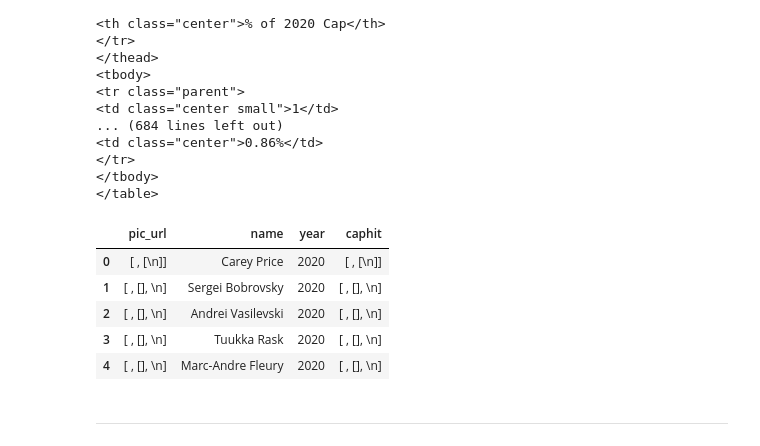
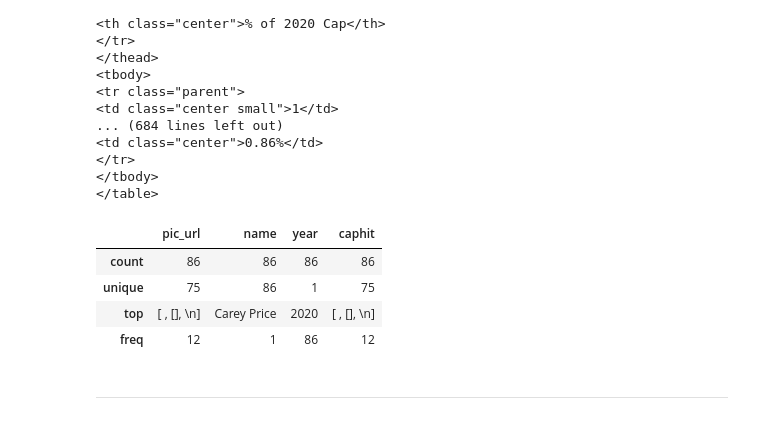
Before and after one commit to holezekki99/JODA2022, a Jupyter notebook: Goalie_salary_prediction.ipynb, the cells around one changed output. Saved outputs shown, nothing was run; the diff lists cells and outputs as text; code cells hidden in the pictures.

```diff
--- a/Goalie_salary_prediction.ipynb
+++ b/Goalie_salary_prediction.ipynb
@@ -74,14 +74,13 @@ for row in table.tbody.find_all('tr'):
 
         df = df.append({'pic_url' : pic_url, 'name': name,  'year': year, 'caphit': caphit}, ignore_index=True)
 # %%
-df.head()
+df.describe()
 # %% [output]
 |  | pic_url | name | year | caphit |
-| 0 | [ , [\n]] | Carey Price | 2020 | [ , [\n]] |
-| 1 | [ , [], \n] | Sergei Bobrovsky | 2020 | [ , [], \n] |
-| 2 | [ , [], \n] | Andrei Vasilevski | 2020 | [ , [], \n] |
-| 3 | [ , [], \n] | Tuukka Rask | 2020 | [ , [], \n] |
-| 4 | [ , [], \n] | Marc-Andre Fleury | 2020 | [ , [], \n] |
+| count | 86 | 86 | 86 | 86 |
+| unique | 75 | 86 | 1 | 75 |
+| top | [ , [], \n] | Carey Price | 2020 | [ , [], \n] |
+| freq | 12 | 1 | 86 | 12 |
 # %% [markdown]
 -----
 # %%
```
